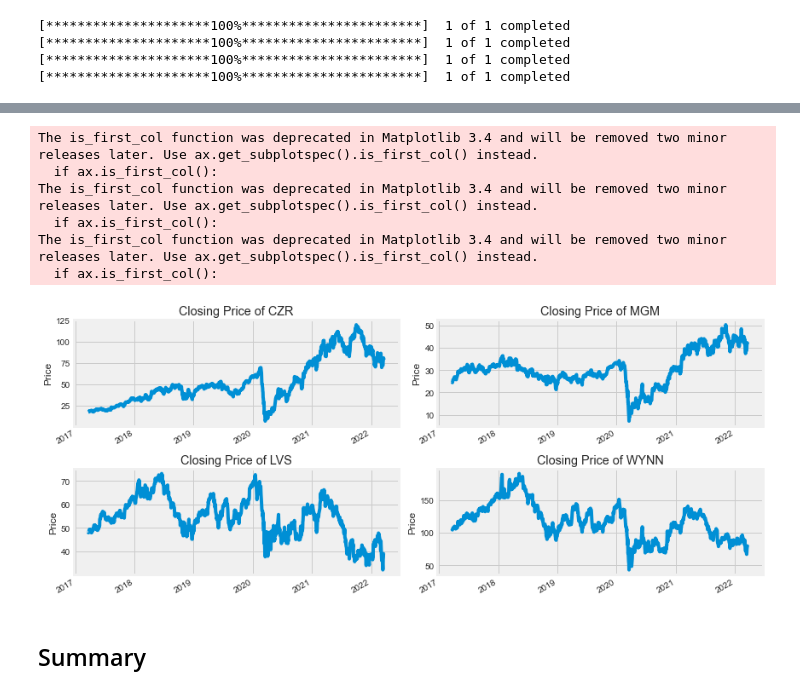
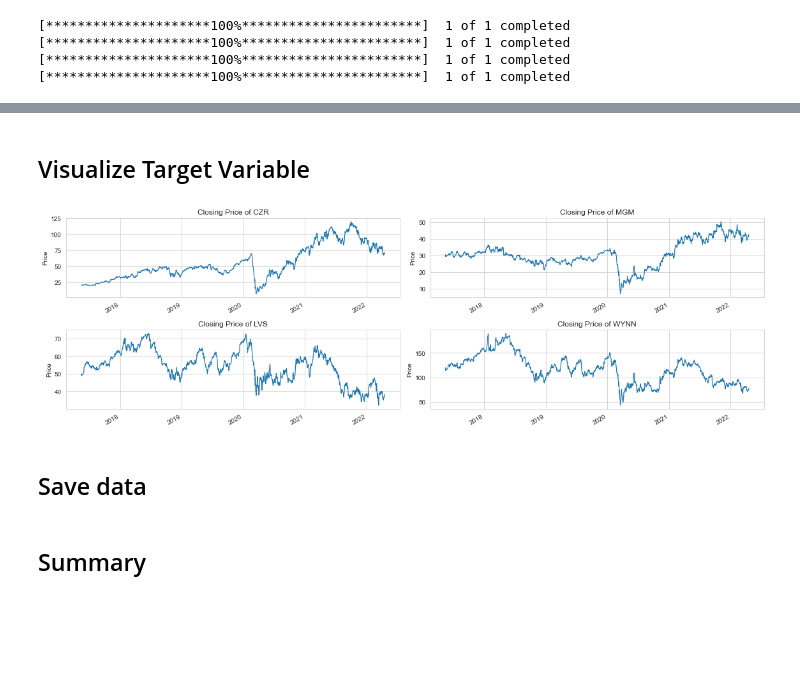
Before and after one commit to williampkidney/springboardcapstone2, a Jupyter notebook: notebooks/data-wrangling.ipynb, the cells around one changed output, grey strips where cells are left out. Saved outputs shown, nothing was run; the diff lists cells and outputs as text; code cells hidden in the pictures; blank space fills up the shorter version.

```diff
--- a/notebooks/data-wrangling.ipynb
+++ b/notebooks/data-wrangling.ipynb
@@ -10,8 +12,6 @@ import numpy as np
 
 import matplotlib.pyplot as plt
 import seaborn as sns
-sns.set_style('whitegrid')
-plt.style.use('fivethirtyeight')
 %matplotlib inline
 
 from pandas_datareader.data import DataReader
@@ -24,5 +24,5 @@ from datetime import datetime
 # %%
 # tickers for targeted stocks, consumer discrectionary sector, casinos and gaming sub-industry
-cas_list = ['CZR', 'MGM', 'LVS', 'WYNN']
+tickers = ['CZR', 'MGM', 'LVS', 'WYNN']
 # %%
 # selecting data from past five years
@@ -30,8 +30,8 @@ end = datetime.now()
 start = datetime(end.year - 5, end.month, end.day)
 # %%
 # setting dataframe names
-for stock in cas_list:
-    globals()[stock] = yf.download(stock, start, end)
+for tick in tickers:
+    globals()[tick] = yf.download(tick, start, end)
 # %% [output]
 [*********************100%***********************]  1 of 1 completed
 [*********************100%***********************]  1 of 1 completed
@@ -39,13 +39,12 @@ for stock in cas_list:
 [*********************100%***********************]  1 of 1 completed
 # %%
 # creating df
-company_list = [CZR, MGM, LVS, WYNN]
-company_name = ['Ceasars Entertainment', 'MGM Resorts', 'Las Vegas Sands', 'Wynn Resorts']
+stock_list = [CZR, MGM, LVS, WYNN]
 
-for company, com_name in zip(company_list, company_name):
-    company['Company Name'] = com_name
+for stock, tick in zip(stock_list, tickers):
+    stock['Ticker'] = tick
 
 
-df = pd.concat(company_list, axis=0)
-df.head(10)
+df = pd.concat(stock_list, axis=0)
+df.head(3)
 # %% [output]
@@ -134,23 +160,22 @@ WYNN.describe()
+# %% [markdown]
+## Visualize Target Variable
 # %%
 # quick visual for closing price for each stock
-plt.figure(figsize=(12,5))
+sns.set_style('whitegrid')
+plt.figure(figsize=(16,5))
 plt.subplots_adjust(top=1.25, bottom=1.2)
 
 
-for i, company in enumerate(company_list, 1):
+for i, stock in enumerate(stock_list, 1):
     plt.subplot(2, 2, i)
-    company['Adj Close'].plot()
+    stock['Adj Close'].plot(linewidth=1.2)
     plt.ylabel('Price')
     plt.xlabel(None)
-    plt.title(f"Closing Price of {cas_list[i-1]}")
+    plt.title(f"Closing Price of {tickers[i-1]}")
 
 
 plt.tight_layout()
 # %% [output]
-The is_first_col function was deprecated in Matplotlib 3.4 and will be removed two minor releases later. Use ax.get_subplotspec().is_first_col() instead.
-  if ax.is_first_col():
-The is_first_col function was deprecated in Matplotlib 3.4 and will be removed two minor releases later. Use ax.get_subplotspec().is_first_col() instead.
-  if ax.is_first_col():
-The is_first_col function was deprecated in Matplotlib 3.4 and will be removed two minor releases later. Use ax.get_subplotspec().is_first_col() instead.
-  if ax.is_first_col():
-[figure, old version]
+[figure, new version]
+# %% [markdown]
+## Save data
```
Also changed, not shown: parts of 18 cells of this notebook, 1 other file.
